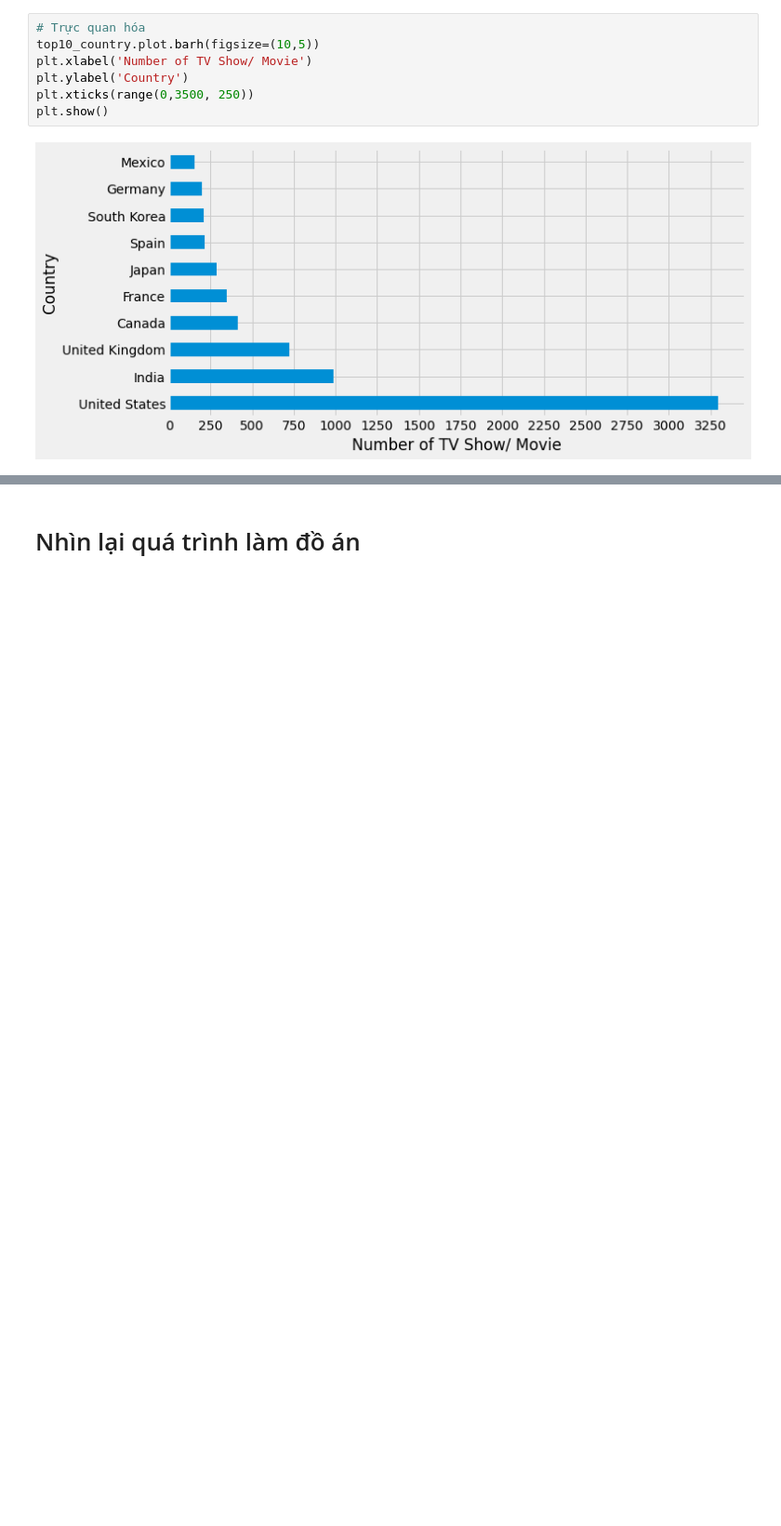
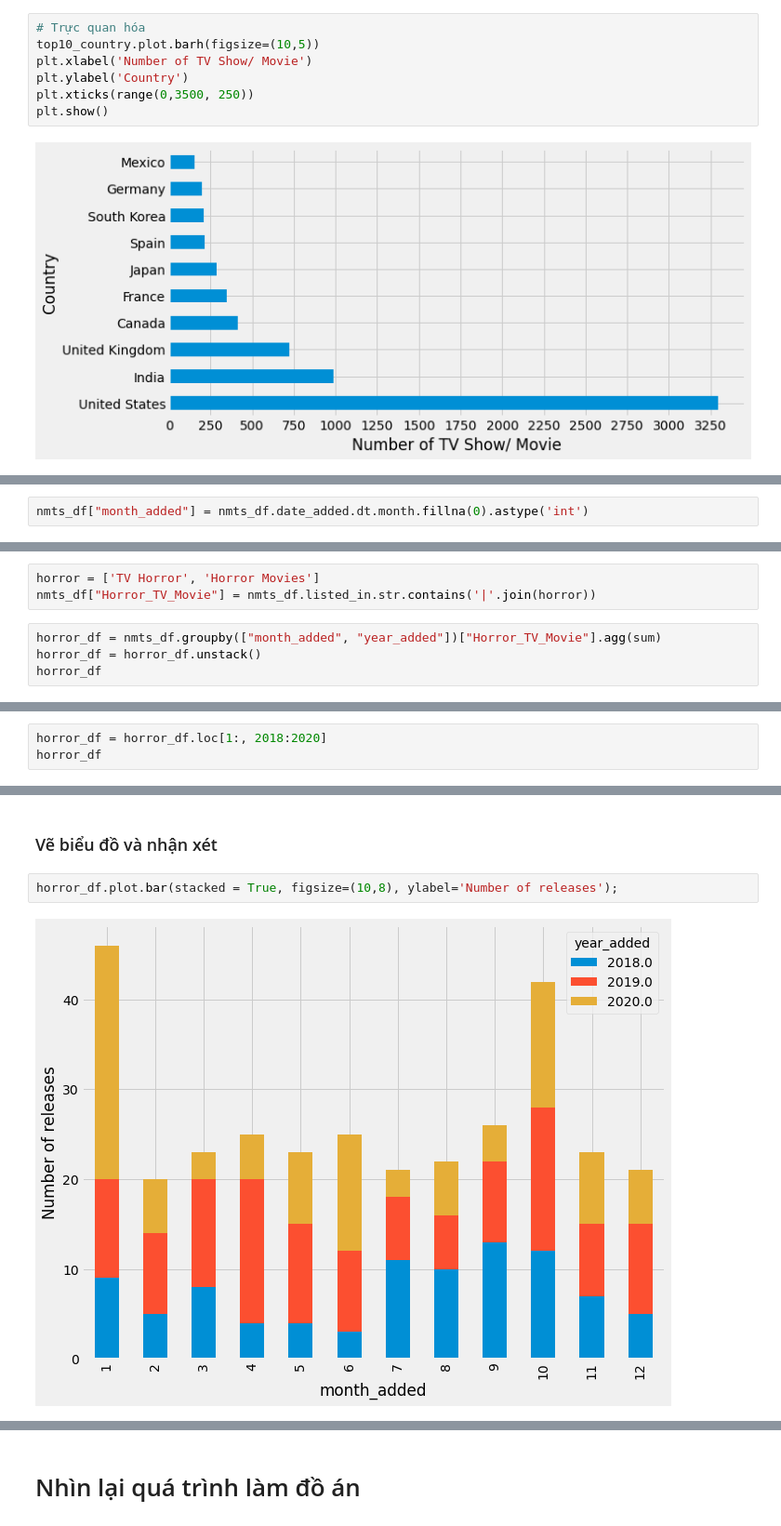
Before and after one commit to Duyvugithub/Final_P4DS, a Jupyter notebook: Notebook.ipynb, the cells around one changed output, grey strips where cells are left out. Shown at 93% size. Saved outputs shown, nothing was run; the diff lists cells and outputs as text; blank space fills up the shorter version.

```diff
--- a/Notebook.ipynb
+++ b/Notebook.ipynb
@@ -468,0 +488,2 @@ plt.show()
+# %%
+nmts_df["month_added"] = nmts_df.date_added.dt.month.fillna(0).astype('int')
@@ -468,0 +492,7 @@ plt.show()
+# %%
+horror = ['TV Horror', 'Horror Movies']
+nmts_df["Horror_TV_Movie"] = nmts_df.listed_in.str.contains('|'.join(horror))
+# %%
+horror_df = nmts_df.groupby(["month_added", "year_added"])["Horror_TV_Movie"].agg(sum)
+horror_df = horror_df.unstack()
+horror_df
@@ -468,0 +516,3 @@ plt.show()
+# %%
+horror_df = horror_df.loc[1:, 2018:2020]
+horror_df
@@ -468,0 +534,6 @@ plt.show()
+# %% [markdown]
+### Vẽ biểu đồ và nhận xét
+# %%
+horror_df.plot.bar(stacked = True, figsize=(10,8), ylabel='Number of releases');
+# %% [output]
+[figure, added]
```
Also changed, not shown: parts of 26 cells of this notebook.
